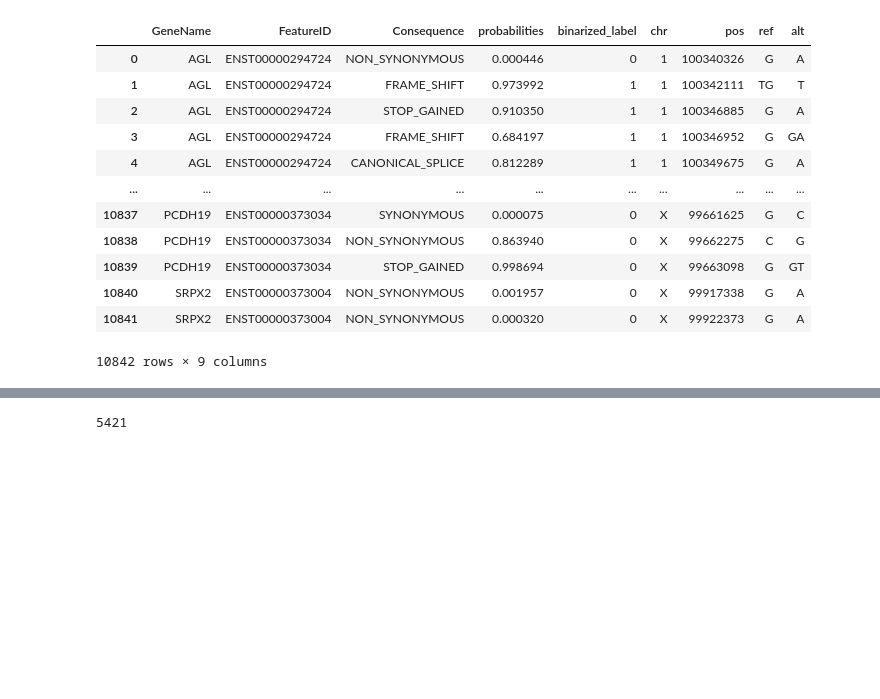
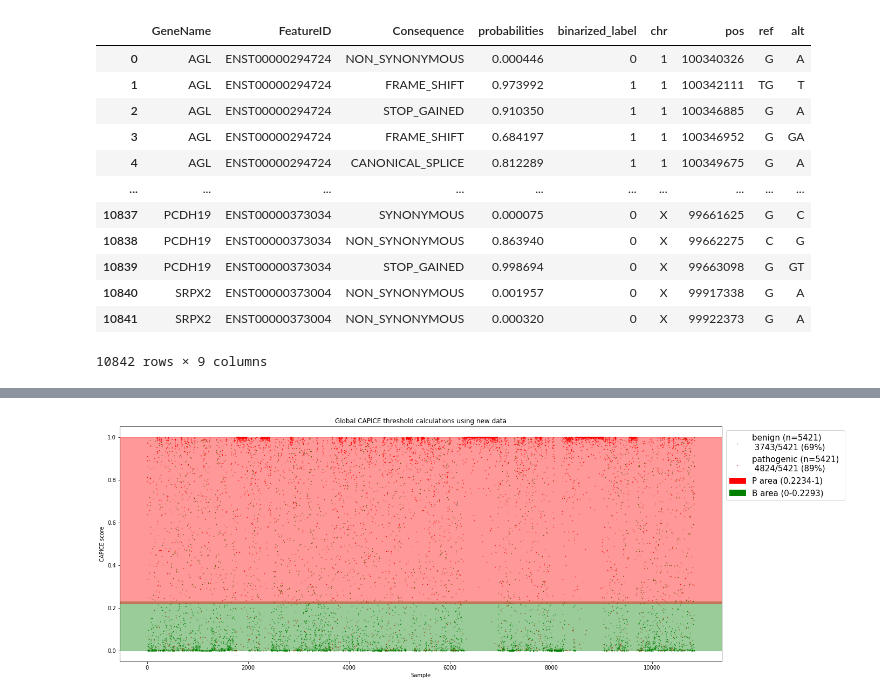
Before and after one commit to SietsmaRJ/capice_updatr, a Jupyter notebook: scripts/thresholds.ipynb, the cells around one changed output, grey strips where cells are left out. Drawn from its saved outputs; the diff is of its cells as text; code cells hidden in the pictures; blank space fills up the shorter version.

Commit message:
Processed CAPICE thresholds

```diff
--- a/scripts/thresholds.ipynb
+++ b/scripts/thresholds.ipynb
@@ -202,4 +169,69 @@ Name: probabilities, Length: 5150, dtype: float64
-# %%
-n
-# %% [output]
-5421
+# %%
+dot_size = 0.3
+n_decimals = 4
+
+plt.rcParams['figure.figsize'] = (20,8)
+
+if percentile_benign - benign_lower_ci < 0:
+    plot_b_lower_bound = 0
+else:
+    plot_b_lower_bound - benign_lower_ci
+plot_b_upper_bound = percentile_benign + benign_upper_ci
+plt.axhspan(plot_b_lower_bound,
+            plot_b_upper_bound,
+            0,
+            1,
+            color='green',
+            alpha=0.4
+           )
+
+n_benign_correct = merge[(merge['probabilities'] < plot_b_upper_bound) & (merge['binarized_label'] == 0)].shape[0]
+n_benign_tot = merge[merge['binarized_label'] == 0].shape[0]
+
+benign_subset = merge[merge['binarized_label'] == 0]
+plt.scatter(benign_subset['sample'],
+            benign_subset['probabilities'],
+            s=dot_size,
+            color='green',
+            label=f'benign (n={benign_subset.shape[0]}) \n {n_benign_correct}/{n_benign_tot} ({round(n_benign_correct/n_benign_tot*100)}%)'
+           )
+
+if percentile_patho + patho_upper_ci > 1:
+    plot_p_upper_bound = 1
+else:
+    plot_p_upper_bound = patho_upper_ci
+plot_p_lower_bound = percentile_patho - patho_lower_ci
+plt.axhspan(plot_p_lower_bound,
+            plot_p_upper_bound,
+            0,
+            1,
+            color='red',
+            alpha=0.4
+           )
+
+n_patho_correct = merge[(merge['probabilities'] > plot_p_lower_bound) & (merge['binarized_label'] == 1)].shape[0]
+n_patho_tot = merge[merge['binarized_label'] == 1].shape[0]
+
+patho_subset = merge[merge['binarized_label'] == 1]
+plt.scatter(patho_subset['sample'],
+            patho_subset['probabilities'],
+            s=dot_size,
+            color='red',
+            label=f'pathogenic (n={patho_subset.shape[0]}) \n {n_patho_correct}/{n_patho_tot} ({round(n_patho_correct/n_patho_tot*100)}%)'
+           )
+
+handles, labels = plt.gca().get_legend_handles_labels()
+
+red_patch = mpatches.Patch(color='red', label=f'P area ({round(plot_p_lower_bound, n_decimals)}-{round(plot_p_upper_bound, n_decimals)})')
+handles.append(red_patch)
+green_patch = mpatches.Patch(color='green', label=f'B area ({round(plot_b_lower_bound, n_decimals)}-{round(plot_b_upper_bound, n_decimals)})')
+handles.append(green_patch)
+plt.legend(bbox_to_anchor=(1.0,1.0), handles=handles, prop={'size':15})
+
+plt.ylabel('CAPICE score')
+plt.xlabel('Sample')
+plt.title('Global CAPICE threshold calculations using new data')
+
+plt.show()
+# %% [output]
+[figure, added]
```
Also changed, not shown: parts of 21 cells of this notebook, 2 other files.
